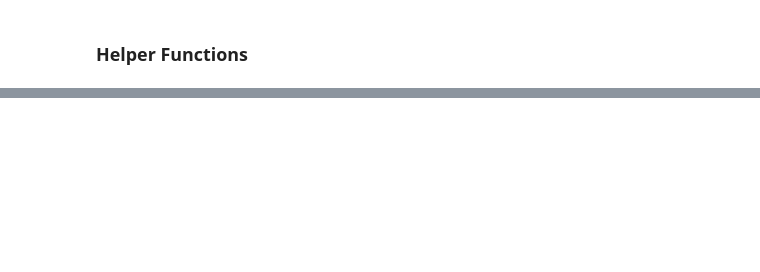
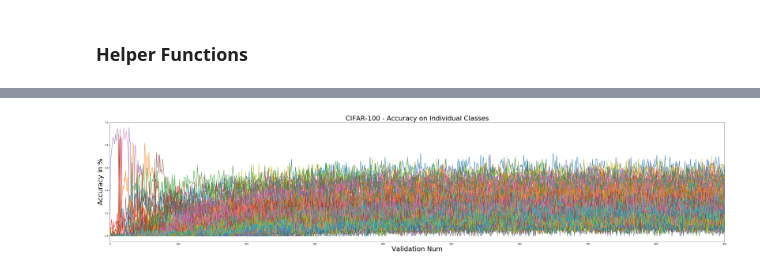
Before and after one commit to vkakerbeck/Progressively-Growing-Networks, a Jupyter notebook: CIFAR-100-Growing.ipynb, the cells around one changed output, grey strips where cells are left out. Saved outputs shown, nothing was run; the diff lists cells and outputs as text; code cells hidden in the pictures; blank space fills up the shorter version.

```diff
--- a/CIFAR-100-Growing.ipynb
+++ b/CIFAR-100-Growing.ipynb
@@ -853,0 +538,26 @@ plotPerformance(training_accuracies,validation_accuracies,ESteps,"Normal Network
+# %%
+def getClassPerf(Output,Target,MaxNumC,MaxSteps):
+    perfs = np.zeros((MaxNumC,MaxSteps))
+    for i,e in enumerate(Output):
+        label = np.argmax(e,axis=1)
+        for c in np.unique(Target[i]):
+            ClassPreds = label[Target[i]==c]
+            classPerf = len(ClassPreds[ClassPreds==c])/len(ClassPreds)
+            perfs[c][i] = classPerf
+    return perfs
+
+CPs = getClassPerf(allOuts,allTargets,100,len(allOuts))
+np.save('RawData/CIFAR100Normal_ClassPerf.npy',CPs)
+# %%
+plt.figure(figsize=(50,10))
+plt.plot(CPs.T)
+plt.xlabel("Validation Num", fontsize=30)
+plt.ylabel("Accuracy in %", fontsize=30)
+plt.title("CIFAR-100 - Accuracy on Individual Classes", fontsize=30)
+plt.xlim(0,len(allOuts)-1)
+#for e in ESteps:
+#    plt.axvline(x=e/50,color='r')
+#plt.savefig('Results/CIFAR-100_ClassAcc_50-100.png')
+plt.show()
+# %% [output]
+[figure, added]
```
Also changed, not shown: parts of 43 cells of this notebook.
